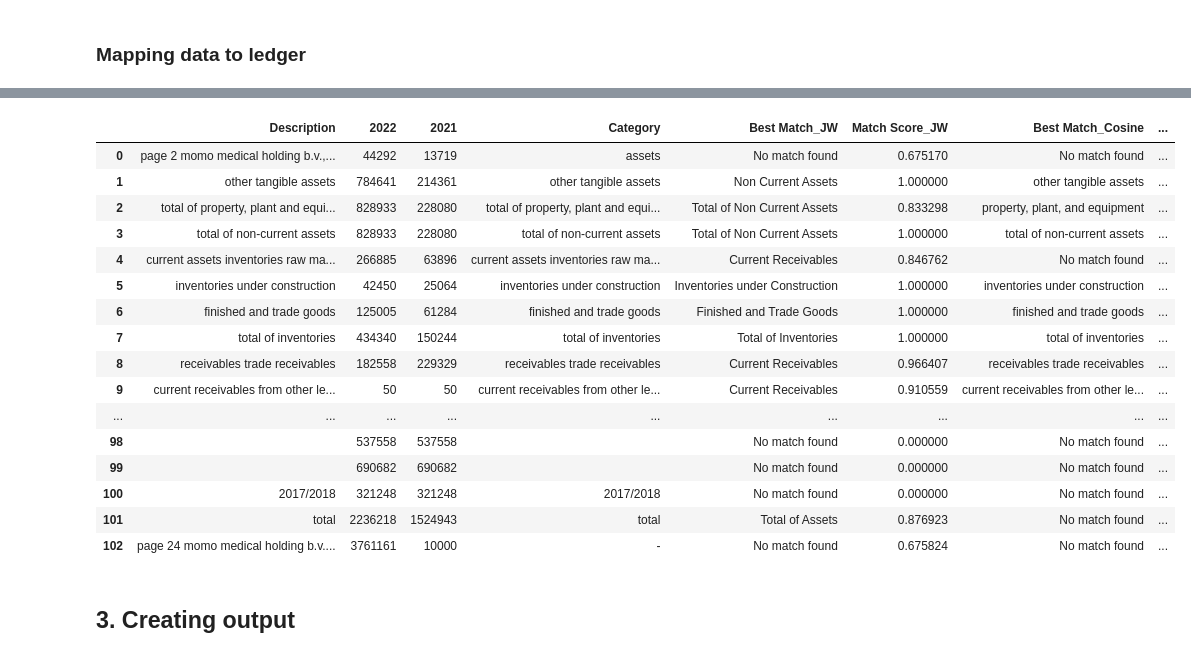
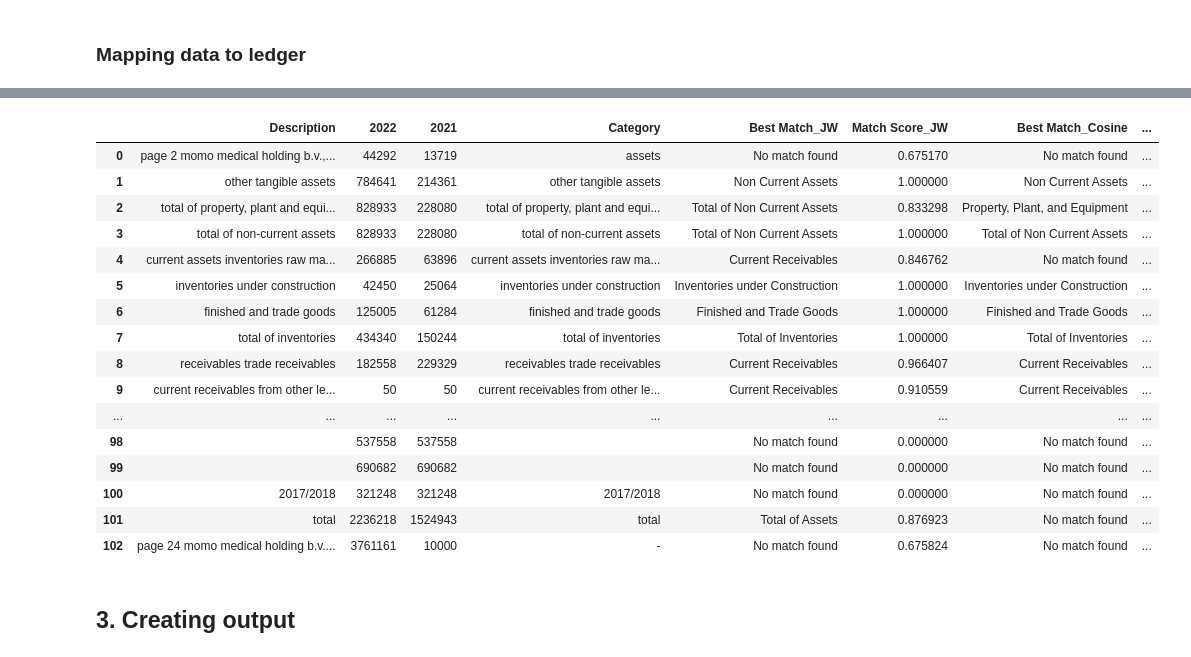
Before and after one commit to markusiewiczj/data-extraction, a Jupyter notebook: text extraction.ipynb, the cells around one changed output, grey strips where cells are left out. Cells and saved outputs as stored; diff of their text form; code cells hidden in the pictures.

```diff
--- a/text extraction.ipynb
+++ b/text extraction.ipynb
@@ -200,0 +244,6 @@ Drs. W.C. van der Spek
+# %%
+cleaner = DocumentCleaner()
+cleaner.clean_document(doc)
+for i in range (0, 15):
+    display(doc.get_page(i).lines)
+    print("---------")
@@ -783,43 +913,50 @@ display(df_parsed)
 # %%
-#testing cosine similarity
+# cosine similarity
 
 from sklearn.feature_extraction.text import TfidfVectorizer
 from sklearn.metrics.pairwise import cosine_similarity
 import pandas as pd
 import numpy as np
 
 
 # Combine all texts to build the vocabulary for vectorization
 all_texts = list(df_parsed['Category']) + [item for sublist in ledger.values() for lang in sublist if lang in ['English', 'Dutch'] for item in sublist[lang]]
 
 vectorizer = TfidfVectorizer().fit(all_texts)
 description_vectors = vectorizer.transform(df_parsed['Category'])
 
 # Prepare and vectorize ledger entries
 ledger_entries = [item for sublist in ledger.values() for lang in sublist if lang in ['English', 'Dutch'] for item in sublist[lang]]
 ledger_vectors = vectorizer.transform(ledger_entries)
 
 # Calculate cosine similarity between description vectors and ledger vectors
 similarity_scores = cosine_similarity(description_vectors, ledger_vectors)
 
 # Determine the best match for each description based on the highest cosine similarity score
 best_matches = [ledger_entries[np.argmax(row)] if max(row) > 0.7 else "No match found" for row in similarity_scores]
 df_parsed['Best Match_Cosine'] = best_matches
 df_parsed['Highest Match Score_Cosine'] = [max(row) for row in similarity_scores]
 
-#display(df_parsed)
+# for each value in `Best Match_Cosine` assign the corresponding higher level key from the ledger
+for i, row in enumerate(df_parsed['Best Match_Cosine']):
+    for key, value in ledger.items():
+        if row in value['English'] or row in value['Dutch']:
+            df_parsed.at[i, 'Best Match_Cosine'] = key
+            break
+
+display(df_parsed)
 # %% [output]
 |  | Description | 2022 | 2021 | Category | Best Match_JW | Match Score_JW | Best Match_Cosine | ... |
 | 0 | page 2 momo medical holding b.v.,... | 44292 | 13719 | assets | No match found | 0.675170 | No match found | ... |
-| 1 | other tangible assets | 784641 | 214361 | other tangible assets | Non Current Assets | 1.000000 | other tangible assets | ... |
-| 2 | total of property, plant and equi... | 828933 | 228080 | total of property, plant and equi... | Total of Non Current Assets | 0.833298 | property, plant, and equipment | ... |
-| 3 | total of non-current assets | 828933 | 228080 | total of non-current assets | Total of Non Current Assets | 1.000000 | total of non-current assets | ... |
+| 1 | other tangible assets | 784641 | 214361 | other tangible assets | Non Current Assets | 1.000000 | Non Current Assets | ... |
+| 2 | total of property, plant and equi... | 828933 | 228080 | total of property, plant and equi... | Total of Non Current Assets | 0.833298 | Property, Plant, and Equipment | ... |
+| 3 | total of non-current assets | 828933 | 228080 | total of non-current assets | Total of Non Current Assets | 1.000000 | Total of Non Current Assets | ... |
 | 4 | current assets inventories raw ma... | 266885 | 63896 | current assets inventories raw ma... | Current Receivables | 0.846762 | No match found | ... |
-| 5 | inventories under construction | 42450 | 25064 | inventories under construction | Inventories under Construction | 1.000000 | inventories under construction | ... |
-| 6 | finished and trade goods | 125005 | 61284 | finished and trade goods | Finished and Trade Goods | 1.000000 | finished and trade goods | ... |
-| 7 | total of inventories | 434340 | 150244 | total of inventories | Total of Inventories | 1.000000 | total of inventories | ... |
-| 8 | receivables trade receivables | 182558 | 229329 | receivables trade receivables | Current Receivables | 0.966407 | receivables trade receivables | ... |
-| 9 | current receivables from other le... | 50 | 50 | current receivables from other le... | Current Receivables | 0.910559 | current receivables from other le... | ... |
+| 5 | inventories under construction | 42450 | 25064 | inventories under construction | Inventories under Construction | 1.000000 | Inventories under Construction | ... |
+| 6 | finished and trade goods | 125005 | 61284 | finished and trade goods | Finished and Trade Goods | 1.000000 | Finished and Trade Goods | ... |
+| 7 | total of inventories | 434340 | 150244 | total of inventories | Total of Inventories | 1.000000 | Total of Inventories | ... |
+| 8 | receivables trade receivables | 182558 | 229329 | receivables trade receivables | Current Receivables | 0.966407 | Current Receivables | ... |
+| 9 | current receivables from other le... | 50 | 50 | current receivables from other le... | Current Receivables | 0.910559 | Current Receivables | ... |
 | ... | ... | ... | ... | ... | ... | ... | ... | ... |
 | 98 |  | 537558 | 537558 |  | No match found | 0.000000 | No match found | ... |
 | 99 |  | 690682 | 690682 |  | No match found | 0.000000 | No match found | ... |
```
Also changed, not shown: parts of 22 cells of this notebook, 1 other file.
